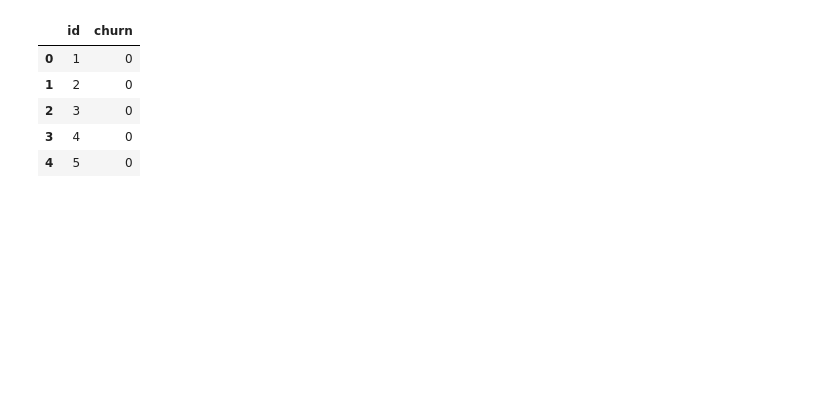
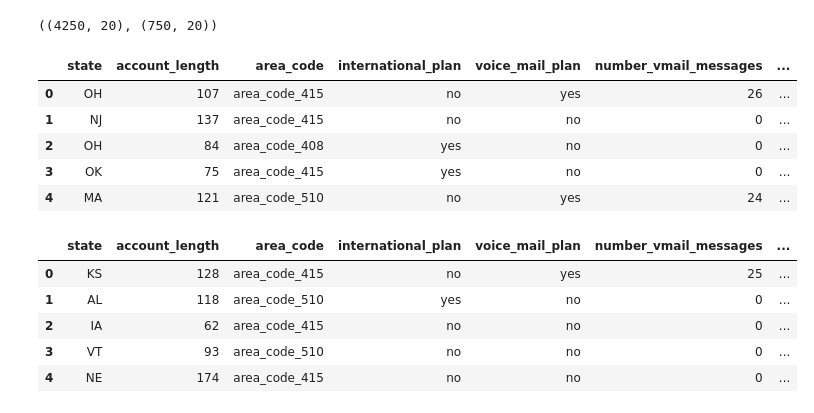
Before and after one commit to idfelipemalatesta/customer-churn-prediction, a Jupyter notebook: customer_churn.ipynb, the cells around one changed output. Drawn from its saved outputs; the diff is of its cells as text; code cells hidden in the pictures; blank space fills up the shorter version.

```diff
--- a/customer_churn.ipynb
+++ b/customer_churn.ipynb
@@ -366,10 +0,0 @@ y_pred_sub = lgbm.predict(dados_pred_std)
-# %%
-submit = pd.DataFrame({"id":id_submission, "churn":y_pred_sub})
-submit.head()
-# %% [output]
-|  | id | churn |
-| 0 | 1 | 0 |
-| 1 | 2 | 0 |
-| 2 | 3 | 0 |
-| 3 | 4 | 0 |
-| 4 | 5 | 0 |
@@ -380,0 +18,23 @@ submit.to_csv('churn_submit.csv',index=False)
+# %%
+treino = pd.read_csv("train.csv")
+teste = pd.read_csv("test.csv")
+
+treino.shape, teste.shape
+# %% [output]
+((4250, 20), (750, 20))
+# %%
+display(treino.head())
+display(teste.head())
+# %% [output]
+|  | state | account_length | area_code | international_plan | voice_mail_plan | number_vmail_messages | ... |
+| 0 | OH | 107 | area_code_415 | no | yes | 26 | ... |
+| 1 | NJ | 137 | area_code_415 | no | no | 0 | ... |
+| 2 | OH | 84 | area_code_408 | yes | no | 0 | ... |
+| 3 | OK | 75 | area_code_415 | yes | no | 0 | ... |
+| 4 | MA | 121 | area_code_510 | no | yes | 24 | ... |
+|  | state | account_length | area_code | international_plan | voice_mail_plan | number_vmail_messages | ... |
+| 0 | KS | 128 | area_code_415 | no | yes | 25 | ... |
+| 1 | AL | 118 | area_code_510 | yes | no | 0 | ... |
+| 2 | IA | 62 | area_code_415 | no | no | 0 | ... |
+| 3 | VT | 93 | area_code_510 | no | no | 0 | ... |
+| 4 | NE | 174 | area_code_415 | no | no | 0 | ... |
```
Also changed, not shown: parts of 51 cells of this notebook, 1 other file.
